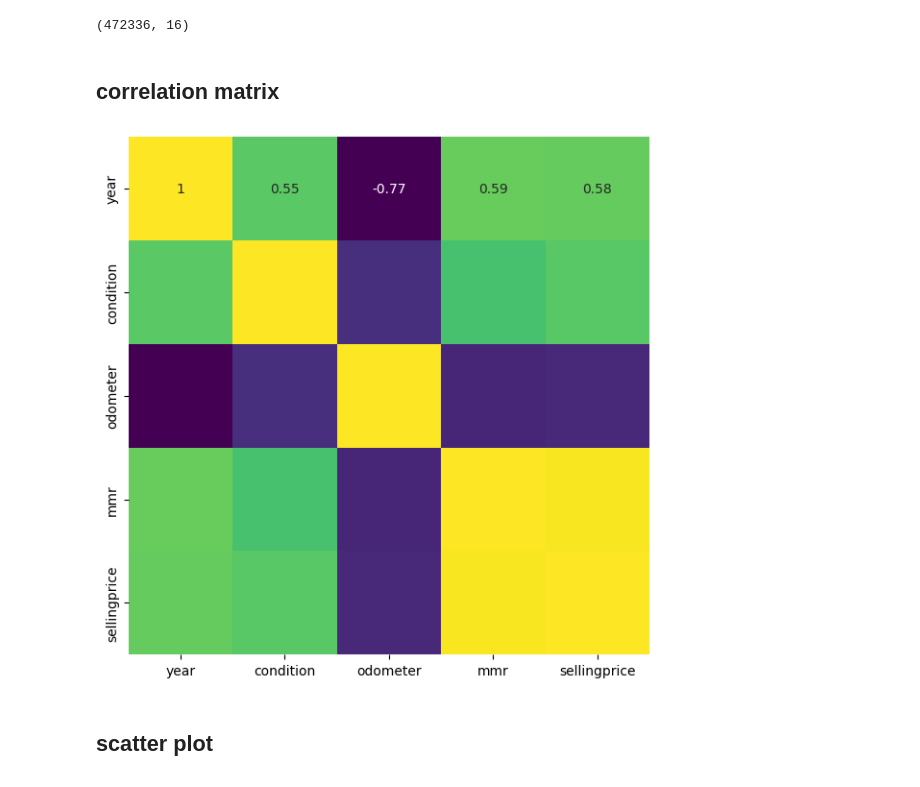
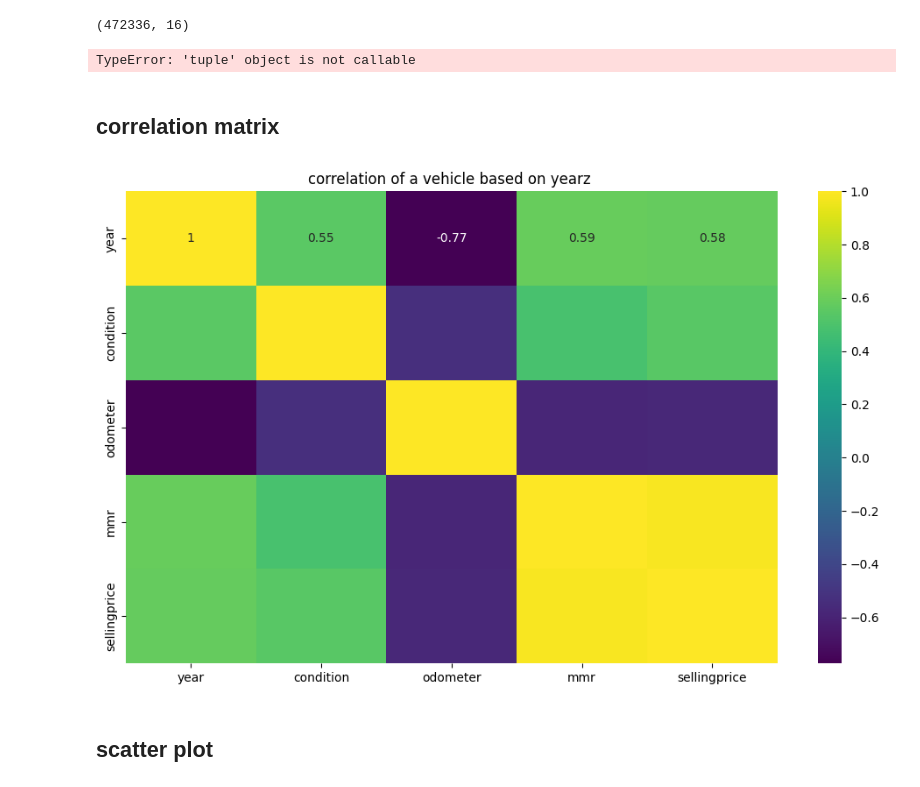
Before and after one commit to LiJnD/car_auctions_analysis, a Jupyter notebook: jupyter_notebooks/carsprice.ipynb, the cells around one changed output. Saved outputs shown, nothing was run; the diff lists cells and outputs as text; code cells hidden in the pictures.

```diff
--- a/jupyter_notebooks/carsprice.ipynb
+++ b/jupyter_notebooks/carsprice.ipynb
@@ -146,15 +174,20 @@ df_cleaned.head()
 df_cleaned.shape
 # %% [output]
 (472336, 16)
+# %%
+sns.displot( data= df_cleaned, x = 'sellingprice', kind= 'kde')
+# %% [output]
+TypeError: 'tuple' object is not callable
 # %% [markdown]
 ## correlation matrix
 # %%
 correlation = df_cleaned[['year','condition','odometer','mmr','sellingprice']].corr()
-plt.figure(figsize=(7,7))
-sns.heatmap(correlation, xticklabels=correlation.columns, yticklabels= correlation.columns, annot=True,cmap = 'viridis',cbar=False)
+plt.figure(figsize=(12,7))
+sns.heatmap(correlation, xticklabels=correlation.columns, yticklabels= correlation.columns, annot=True,cmap = 'viridis',cbar=True)
+plt.title("correlation of a vehicle based on yearz ")
 plt.show()
 # %% [output]
-[figure, old version]
+[figure, new version]
 # %% [markdown]
 ## scatter plot
 # %%
```
Also changed, not shown: parts of 20 cells of this notebook.
